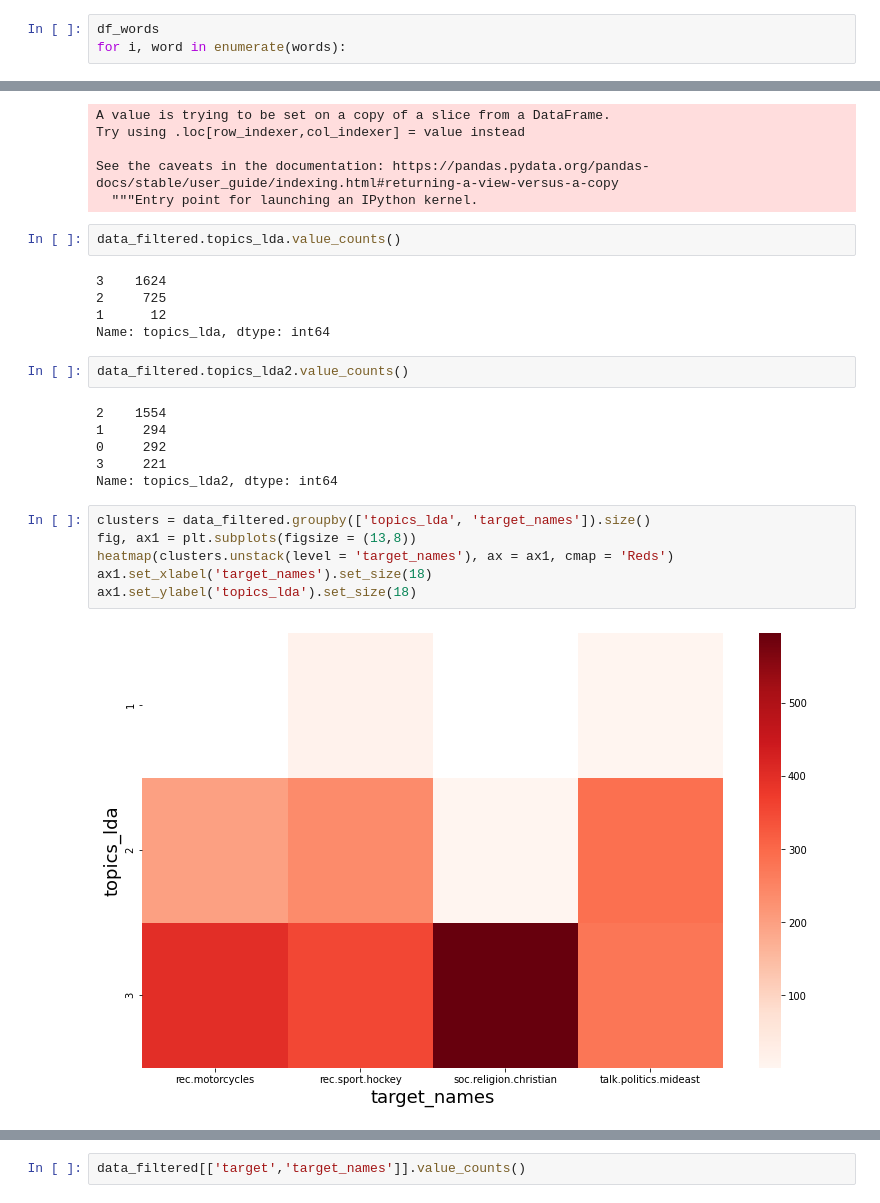
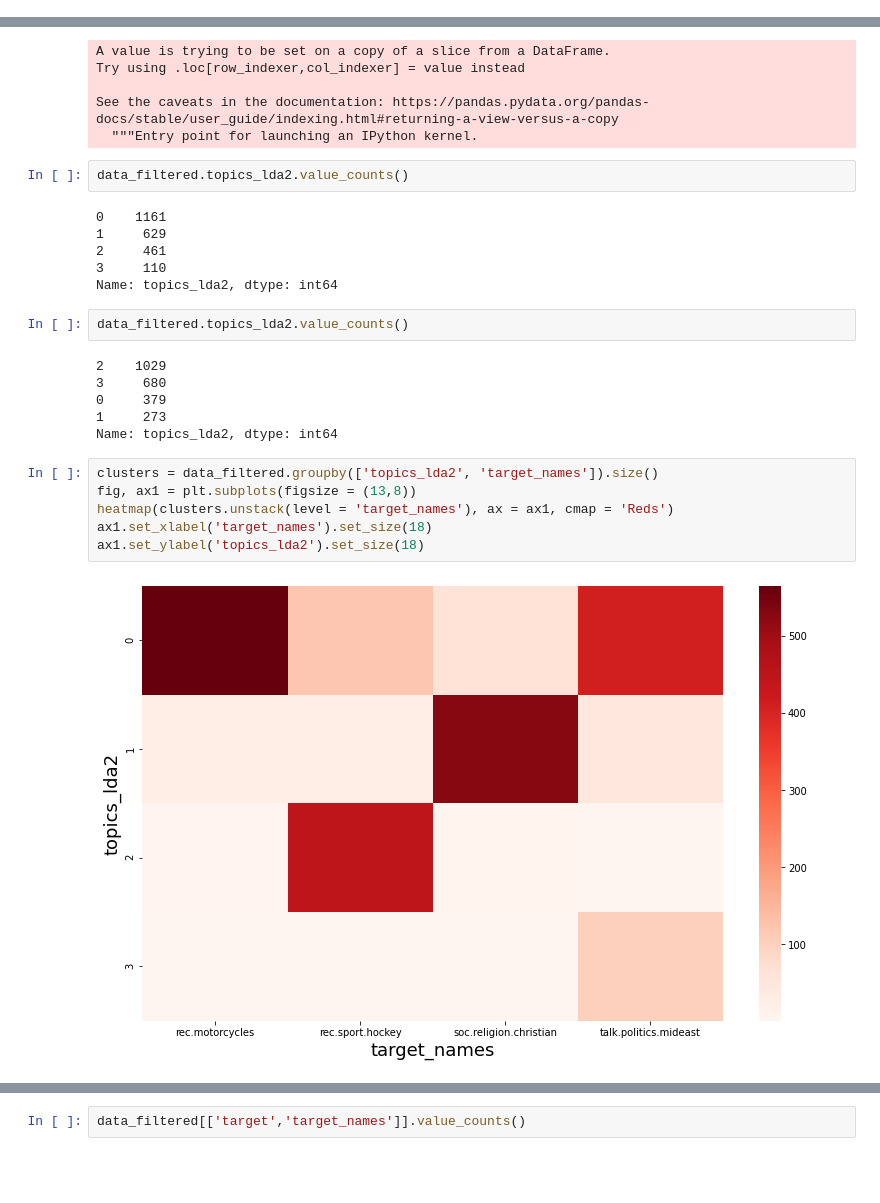
Before and after one commit to C-JoGit/Zalando_Analytics_HWR_BIPM, a Jupyter notebook: Exercises/Exercise6_Text_Clustering.ipynb, the cells around one changed output, grey strips where cells are left out. Cells and saved outputs as stored; diff of their text form; blank space fills up the shorter version.

```diff
--- a/Exercises/Exercise6_Text_Clustering.ipynb
+++ b/Exercises/Exercise6_Text_Clustering.ipynb
@@ -67,9 +67,6 @@ print(len(words))
 # %% [output]
 ['apr', 'articl', 'ask', 'awai', 'believ', 'best', 'better', 'bike', 'call', 'case', 'christian', 'claim', 'com', 'come', 'cours', 'dai', 'differ', 'dod', 'edu', 'end', 'exist', 'fact', 'far', 'follow ...
 90
-# %%
-df_words
-for i, word in enumerate(words):
 # %% [markdown]
 # part B
 # %%
@@ -304,29 +321,30 @@ Try using .loc[row_indexer,col_indexer] = value instead
 
 See the caveats in the documentation: https://pandas.pydata.org/pandas-docs/stable/user_guide/indexing.html#returning-a-view-versus-a-copy
   """Entry point for launching an IPython kernel.
-# %%
-data_filtered.topics_lda.value_counts()
-# %% [output]
-3    1624
-2     725
-1      12
-Name: topics_lda, dtype: int64
 # %%
 data_filtered.topics_lda2.value_counts()
 # %% [output]
-2    1554
-1     294
-0     292
-3     221
+0    1161
+1     629
+2     461
+3     110
 Name: topics_lda2, dtype: int64
+# %%
+data_filtered.topics_lda2.value_counts()
+# %% [output]
+2    1029
+3     680
+0     379
+1     273
+Name: topics_lda2, dtype: int64
 # %%
-clusters = data_filtered.groupby(['topics_lda', 'target_names']).size()
+clusters = data_filtered.groupby(['topics_lda2', 'target_names']).size()
 fig, ax1 = plt.subplots(figsize = (13,8))
 heatmap(clusters.unstack(level = 'target_names'), ax = ax1, cmap = 'Reds')
 ax1.set_xlabel('target_names').set_size(18)
-ax1.set_ylabel('topics_lda').set_size(18)
+ax1.set_ylabel('topics_lda2').set_size(18)
 # %% [output]
-[figure, old version]
+[figure, new version]
 # %%
 clusters = data_filtered.groupby(['topics_lda2', 'target_names']).size()
 fig, ax1 = plt.subplots(figsize = (13,8))
```
Also changed, not shown: parts of 16 cells of this notebook, 4 other files.
